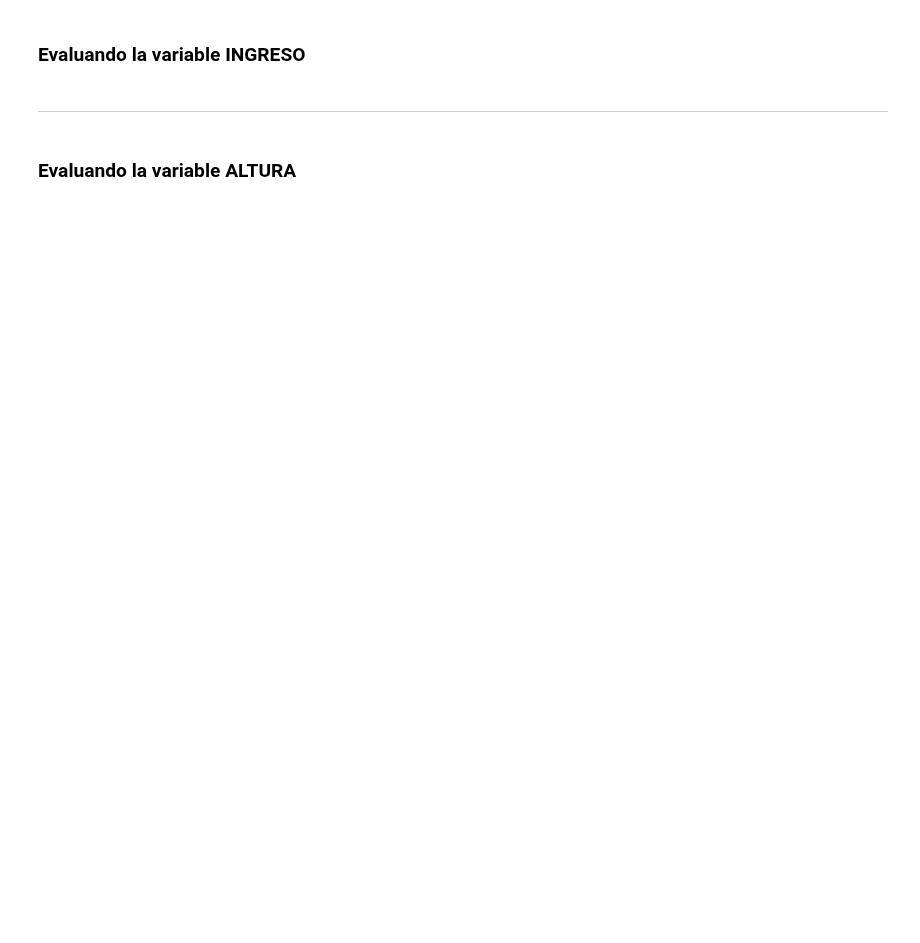
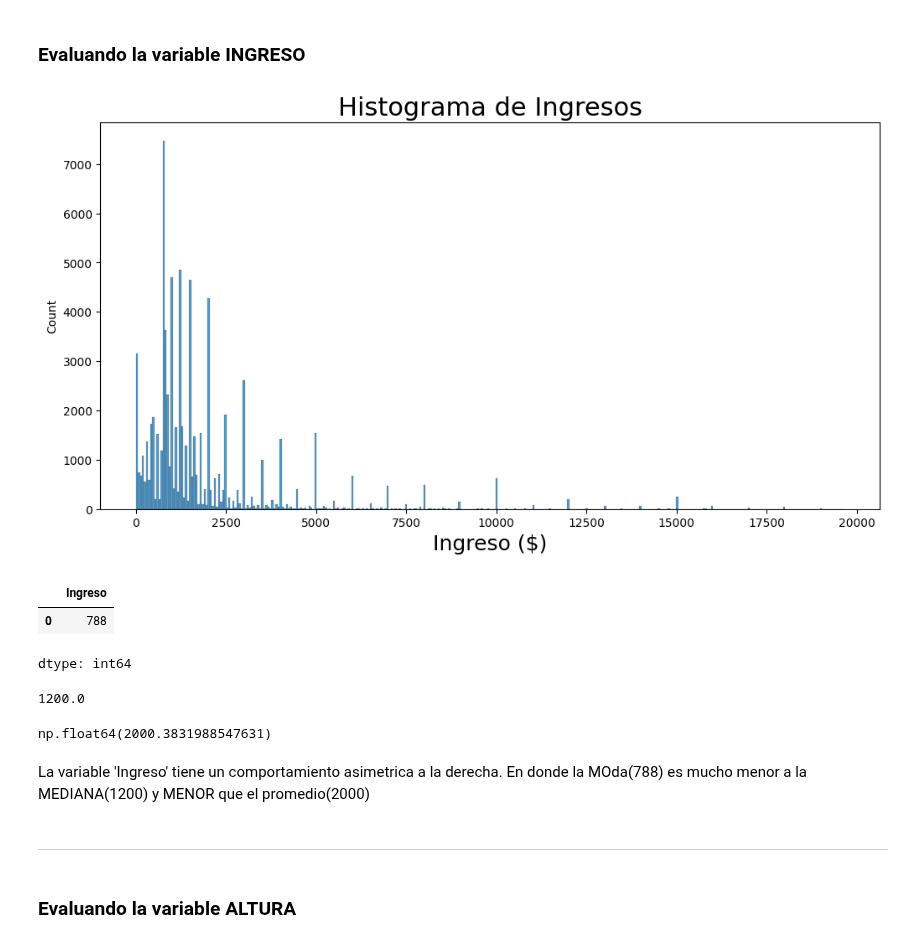
Before and after one commit to Nataliahfk/estadistica_python, a Jupyter notebook: curso_de_estadistica_con_python_1.ipynb, the cells around one changed output. Cells and saved outputs as stored; diff of their text form; code cells hidden in the pictures; blank space fills up the shorter version.

```diff
--- a/curso_de_estadistica_con_python_1.ipynb
+++ b/curso_de_estadistica_con_python_1.ipynb
@@ -698,6 +837,37 @@ La moda se puede definir como el valor más frecuente de un conjunto de datos. L
 <img src='https://caelum-online-public.s3.amazonaws.com/ESP-1752-estadistica-con-python-parte1/img004.png' width='80%'>
 # %% [markdown]
 ### Evaluando la variable INGRESO
+# %%
+import seaborn as sns
+import matplotlib.pyplot as plt
+
+ax = sns.histplot(datos.query('Ingreso < 20000').Ingreso)  # histplot es histograma
+ax.figure.set_size_inches(12, 6)
+
+ax.set_title('Histograma de Ingresos', fontsize=22)
+ax.set_xlabel('Ingreso ($)', fontsize=18)
+plt.show()
+# %% [output]
+[figure, added]
+# %%
+moda_ingreso = datos.Ingreso.mode()
+moda_ingreso
+# %% [output]
+|  | Ingreso |
+| 0 | 788 |
+dtype: int64
+# %%
+mediana_ingreso = datos.Ingreso.median()
+mediana_ingreso
+# %% [output]
+1200.0
+# %%
+promedio_ingresos = datos.Ingreso.mean()
+promedio_ingresos
+# %% [output]
+np.float64(2000.3831988547631)
+# %% [markdown]
+La variable 'Ingreso' tiene un comportamiento asimetrica a la derecha. En donde la MOda(788) es mucho menor a la MEDIANA(1200) y MENOR que el promedio(2000)
 # %% [markdown]
 ***
 # %% [markdown]
```
Also changed, not shown: parts of 33 cells of this notebook.
